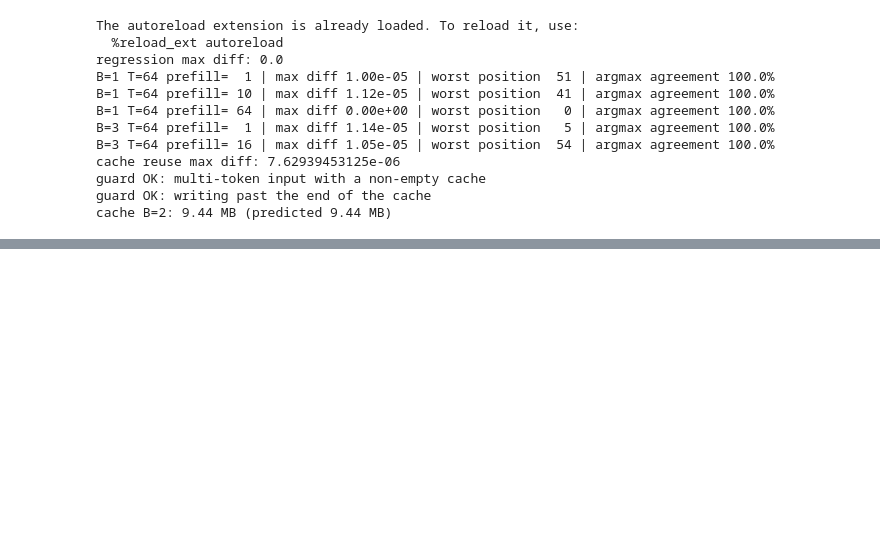
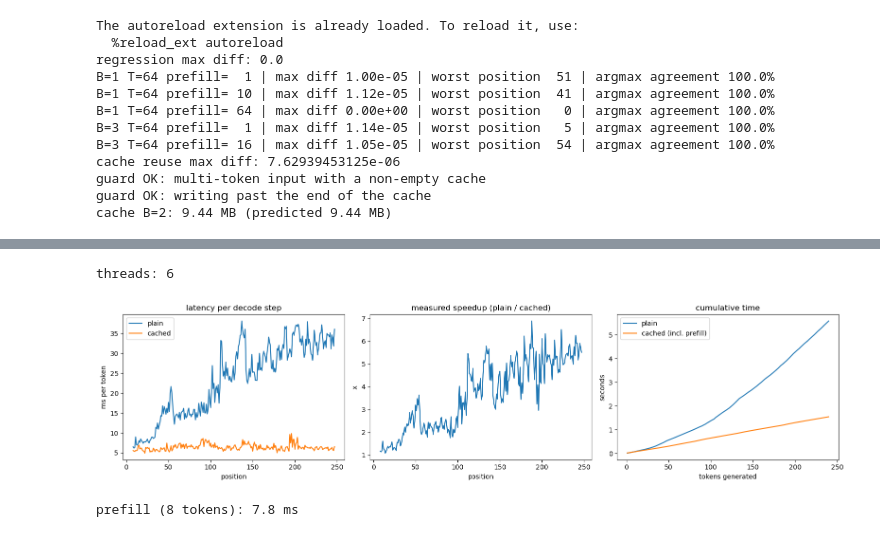
Before and after one commit to marziof/swGPT, a Jupyter notebook: notebooks/07_kv_cache.ipynb, the cells around one changed output, grey strips where cells are left out. Cells and saved outputs as stored; diff of their text form; code cells hidden in the pictures; blank space fills up the shorter version.

```diff
--- a/notebooks/07_kv_cache.ipynb
+++ b/notebooks/07_kv_cache.ipynb
@@ -6,7 +6,11 @@
 # %% [markdown]
 save reference outputs
 # %%
-import os
+import os, torch
+from gpt.generate import load_model
+
+model, cfg = load_model("../runs/pretrain_v2/best.pt")
+print(type(model).__name__, cfg.n_layer, cfg.d_model, cfg.context_len, hasattr(model, "make_cache"))
 if os.path.exists("../ref_logits.pt"):
     print("reference already saved; not overwriting")
 else:
@@ -165,0 +199,60 @@ cache B=2: 9.44 MB (predicted 9.44 MB)
+# %%
+import time, torch
+
+print("threads:", torch.get_num_threads())
+sync = torch.cuda.synchronize if torch.cuda.is_available() else (lambda: None)
+
+
+@torch.no_grad()
+def time_plain(prompt_len, n_new, B=1, seed=0):
+    idx = torch.randint(0, V, (B, prompt_len), generator=torch.Generator().manual_seed(seed))
+    lat = []
+    for _ in range(n_new):
+        sync(); t0 = time.perf_counter()
+        logits, _ = model(idx[:, -T:])                              # the whole window, every step
+        sync(); lat.append(time.perf_counter() - t0)
+        idx = torch.cat([idx, logits[:, -1].argmax(-1, keepdim=True)], 1)
+    return np.array(lat)
+
+
+@torch.no_grad()
+def time_cached(prompt_len, n_new, B=1, seed=0):
+    idx = torch.randint(0, V, (B, prompt_len), generator=torch.Generator().manual_seed(seed))
+    cache = model.make_cache(B)
+    sync(); t0 = time.perf_counter()
+    logits, _ = model(idx, start_pos=0, cache=cache)                # prefill
+    sync(); prefill = time.perf_counter() - t0
+    lat, pos = [], prompt_len
+    for _ in range(n_new):
+        nxt = logits[:, -1].argmax(-1, keepdim=True)
+        sync(); t0 = time.perf_counter()
+        logits, _ = model(nxt, start_pos=pos, cache=cache)          # one token per step
+        sync(); lat.append(time.perf_counter() - t0)
+        pos += 1
+    return prefill, np.array(lat)
+
+
+P, N, REPS = 8, T - 8 - 8, 3                                        # prompt 8, generate 240: stays inside the 256 window
+time_plain(P, 5); time_cached(P, 5)                                 # warm-up
+plain = np.median([time_plain(P, N) for _ in range(REPS)], axis=0)
+runs = [time_cached(P, N) for _ in range(REPS)]
+prefill = np.median([r[0] for r in runs])
+cached = np.median([r[1] for r in runs], axis=0)
+pos = np.arange(P, P + N)
+
+fig, ax = plt.subplots(1, 3, figsize=(16, 4))
+ax[0].plot(pos, plain * 1e3, label="plain"); ax[0].plot(pos, cached * 1e3, label="cached")
+ax[0].set(xlabel="position", ylabel="ms per token", title="latency per decode step"); ax[0].legend()
+
+ax[1].plot(pos, plain / cached)
+ax[1].set(xlabel="position", ylabel="x", title="measured speedup (plain / cached)")
+
+ax[2].plot(np.arange(1, N + 1), np.cumsum(plain), label="plain")
+ax[2].plot(np.arange(1, N + 1), prefill + np.cumsum(cached), label="cached (incl. prefill)")
+ax[2].set(xlabel="tokens generated", ylabel="seconds", title="cumulative time"); ax[2].legend()
+plt.tight_layout(); plt.show()
+print(f"prefill ({P} tokens): {prefill * 1e3:.1f} ms")
+# %% [output]
+threads: 6
+[figure, added]
+prefill (8 tokens): 7.8 ms
```
Also changed, not shown: parts of 3 cells of this notebook, 2 other files.
